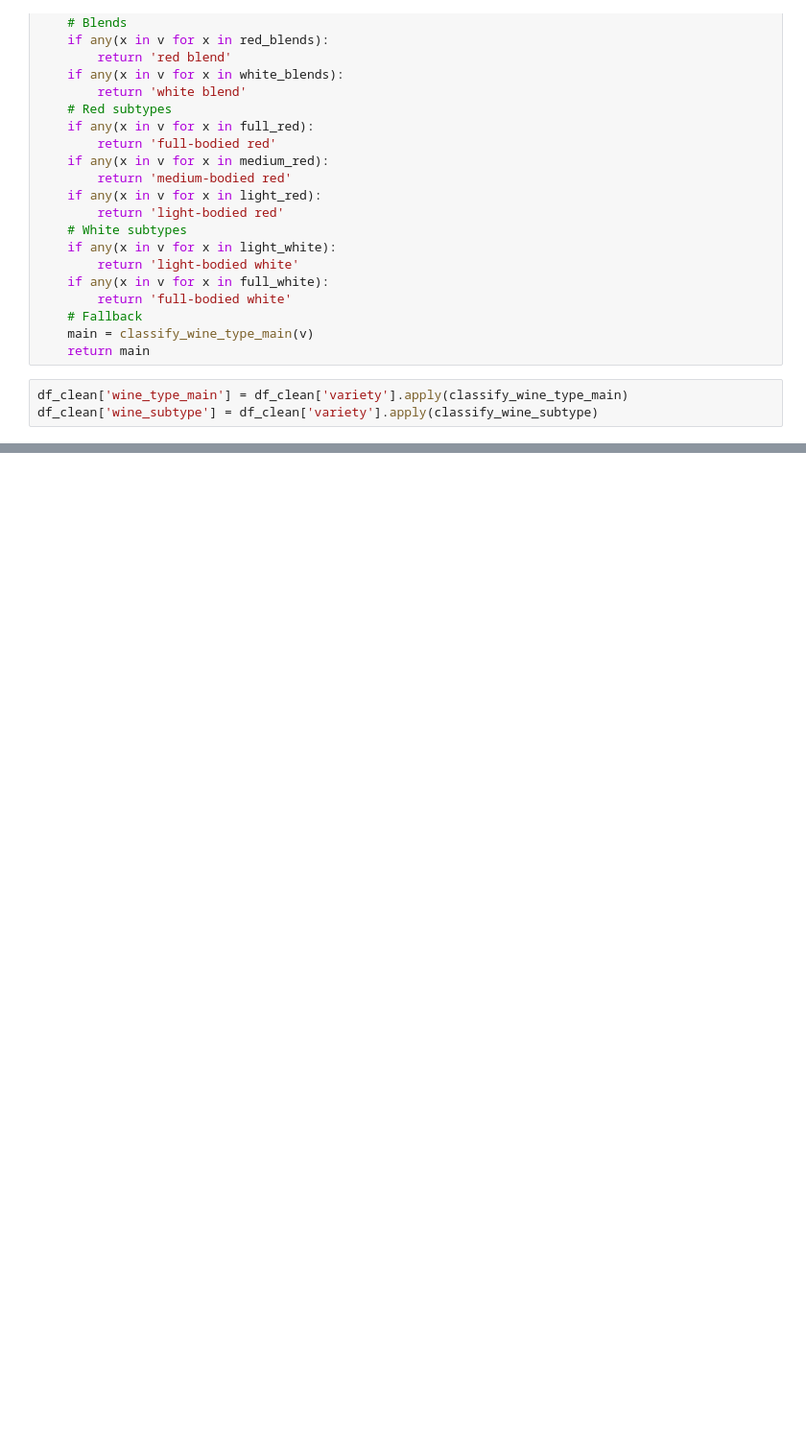
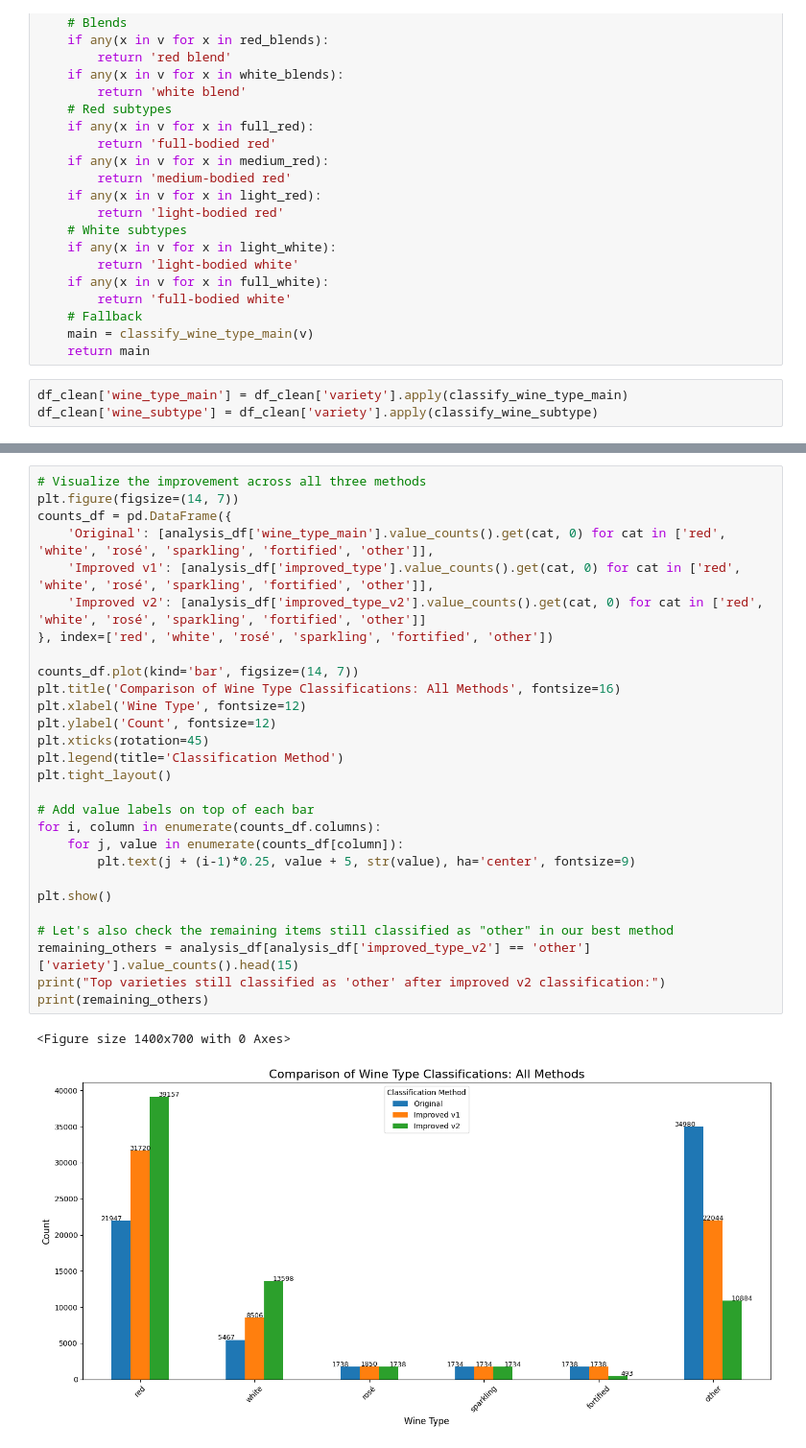
Before and after one commit to tmnstraub/MLOPS2425, a Jupyter notebook: notebooks/feature_eda.ipynb, the cells around one changed output, grey strips where cells are left out. Shown at 96% size. Cells and saved outputs as stored; diff of their text form; blank space fills up the shorter version.

```diff
--- a/notebooks/feature_eda.ipynb
+++ b/notebooks/feature_eda.ipynb
@@ -350,0 +1163,31 @@ Name: count, dtype: int64
+# %%
+# Visualize the improvement across all three methods
+plt.figure(figsize=(14, 7))
+counts_df = pd.DataFrame({
+    'Original': [analysis_df['wine_type_main'].value_counts().get(cat, 0) for cat in ['red', 'white', 'rosé', 'sparkling', 'fortified', 'other']],
+    'Improved v1': [analysis_df['improved_type'].value_counts().get(cat, 0) for cat in ['red', 'white', 'rosé', 'sparkling', 'fortified', 'other']],
+    'Improved v2': [analysis_df['improved_type_v2'].value_counts().get(cat, 0) for cat in ['red', 'white', 'rosé', 'sparkling', 'fortified', 'other']]
+}, index=['red', 'white', 'rosé', 'sparkling', 'fortified', 'other'])
+
+counts_df.plot(kind='bar', figsize=(14, 7))
+plt.title('Comparison of Wine Type Classifications: All Methods', fontsize=16)
+plt.xlabel('Wine Type', fontsize=12)
+plt.ylabel('Count', fontsize=12)
+plt.xticks(rotation=45)
+plt.legend(title='Classification Method')
+plt.tight_layout()
+
+# Add value labels on top of each bar
+for i, column in enumerate(counts_df.columns):
+    for j, value in enumerate(counts_df[column]):
+        plt.text(j + (i-1)*0.25, value + 5, str(value), ha='center', fontsize=9)
+
+plt.show()
+
+# Let's also check the remaining items still classified as "other" in our best method
+remaining_others = analysis_df[analysis_df['improved_type_v2'] == 'other']['variety'].value_counts().head(15)
+print("Top varieties still classified as 'other' after improved v2 classification:")
+print(remaining_others)
+# %% [output]
+<Figure size 1400x700 with 0 Axes>
+[figure, added]
```
Also changed, not shown: parts of 22 cells of this notebook, 8 other files.
